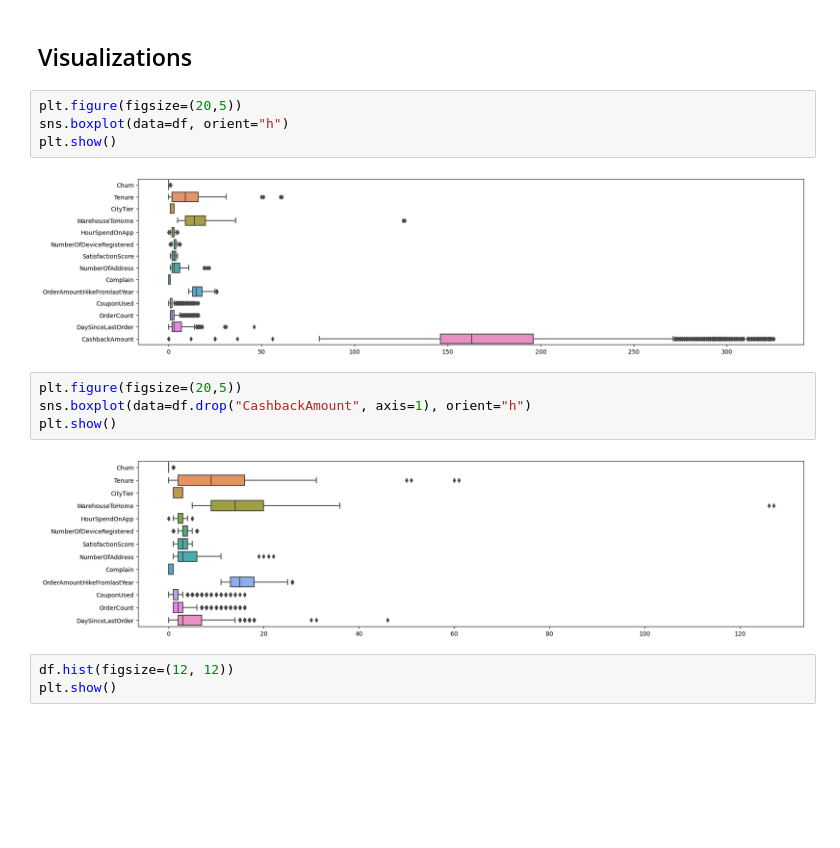
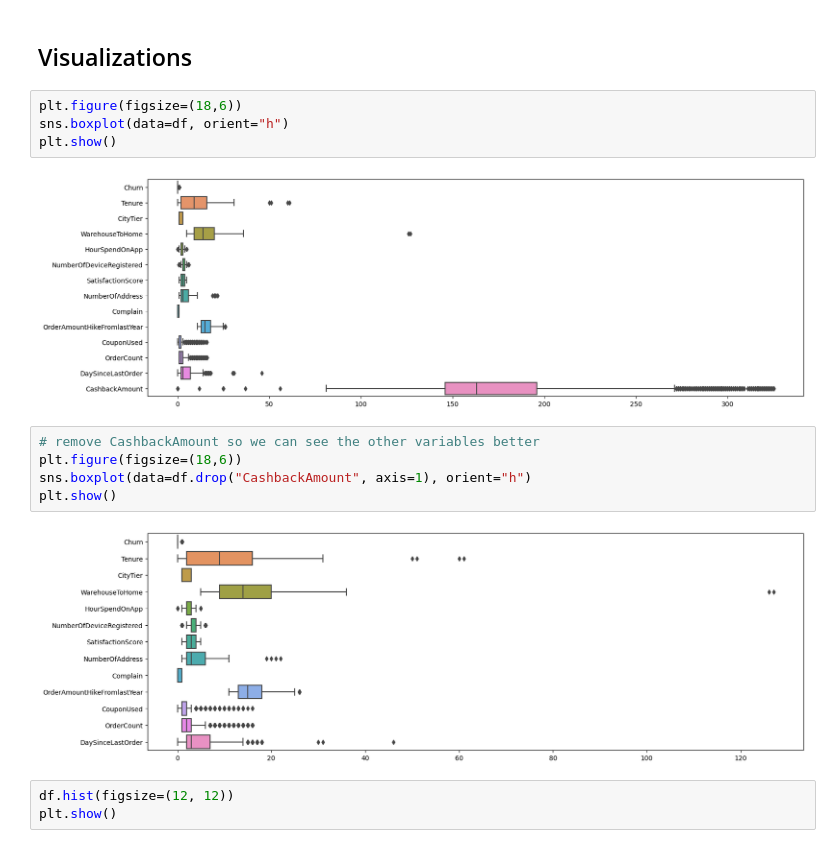
Before and after one commit to straylight77/data-sci-learning, a Jupyter notebook: dat203/final.ipynb, the cells around one changed output. Cells and saved outputs as stored; diff of their text form; blank space fills up the shorter version.

```diff
--- a/dat203/final.ipynb
+++ b/dat203/final.ipynb
@@ -166,17 +170,18 @@ df.drop(['CustomerID'],axis=1, inplace=True)
 # %% [markdown]
 ## Visualizations
 # %%
-plt.figure(figsize=(20,5))
+plt.figure(figsize=(18,6))
 sns.boxplot(data=df, orient="h")
 plt.show()
 # %% [output]
-[figure, old version]
+[figure, new version]
 # %%
-plt.figure(figsize=(20,5))
+# remove CashbackAmount so we can see the other variables better
+plt.figure(figsize=(18,6))
 sns.boxplot(data=df.drop("CashbackAmount", axis=1), orient="h")
 plt.show()
 # %% [output]
-[figure, old version]
+[figure, new version]
 # %%
 df.hist(figsize=(12, 12))
 plt.show()
```
Also changed, not shown: parts of 40 cells of this notebook.
